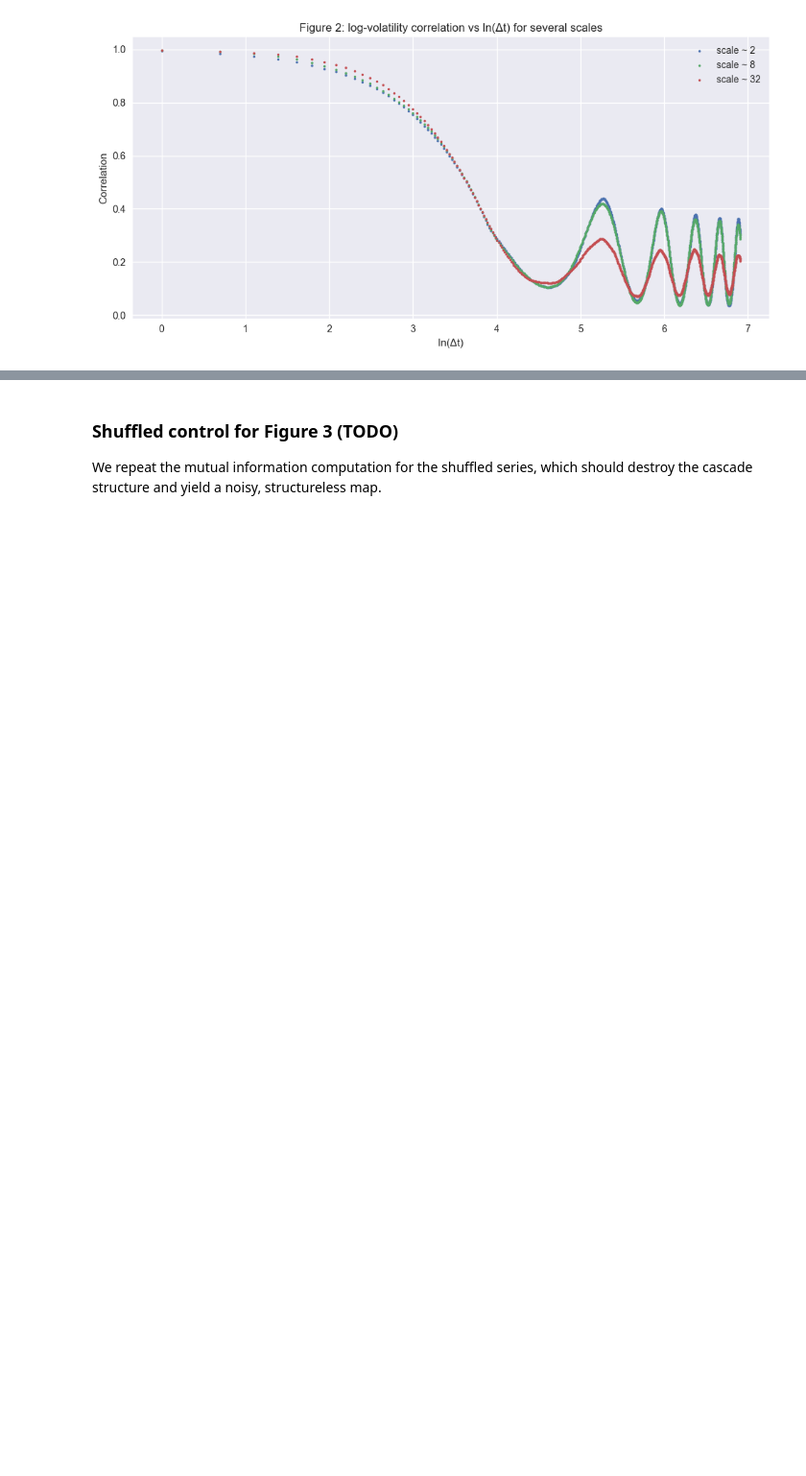
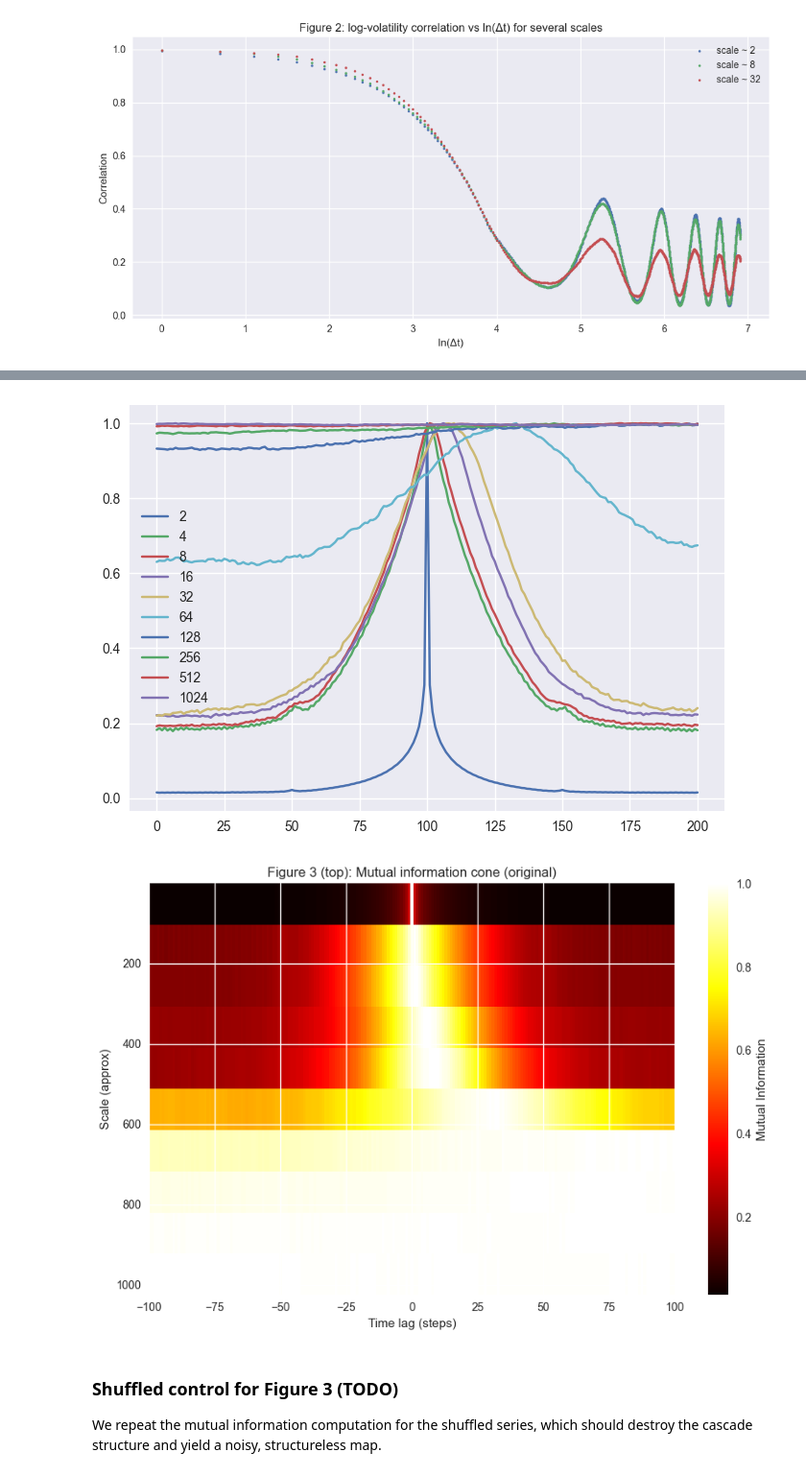
Before and after one commit to filipchudzynski/stock-market-non-gaussianity-analyzer_v2, a Jupyter notebook: paper_simulation.ipynb, the cells around one changed output, grey strips where cells are left out. Shown at 96% size. Drawn from its saved outputs; the diff is of its cells as text; code cells hidden in the pictures; blank space fills up the shorter version.

```diff
--- a/paper_simulation.ipynb
+++ b/paper_simulation.ipynb
@@ -372,3 +446,25 @@ plt.show()
+# %%
+I_map_slow = np.load("I_map_paper.npy")
+# %%
+I_normalized_slow = []
+for i,I in enumerate(I_map_slow):
+    I_normalized_slow.append(I/np.max(I))
+    plt.plot(I_normalized_slow[i],label=scales[i])
+
+plt.legend()
+plt.show()
+plt.figure(figsize=(9, 6))
+extent = [-100, 100, scales[-1], scales[0]]
+plt.imshow(I_normalized_slow, aspect='auto', origin='upper', cmap='hot', extent=extent)
+plt.colorbar(label='Mutual Information')
+plt.xlabel('Time lag (steps)')
+plt.ylabel('Scale (approx)')
+plt.title('Figure 3 (top): Mutual information cone (original)')
+plt.tight_layout()
+plt.show()
+# %% [output]
+[figure, added]
+[figure, added]
 # %% [markdown]
 ### Shuffled control for Figure 3 (TODO)
 
```
Also changed, not shown: parts of 9 cells of this notebook.
